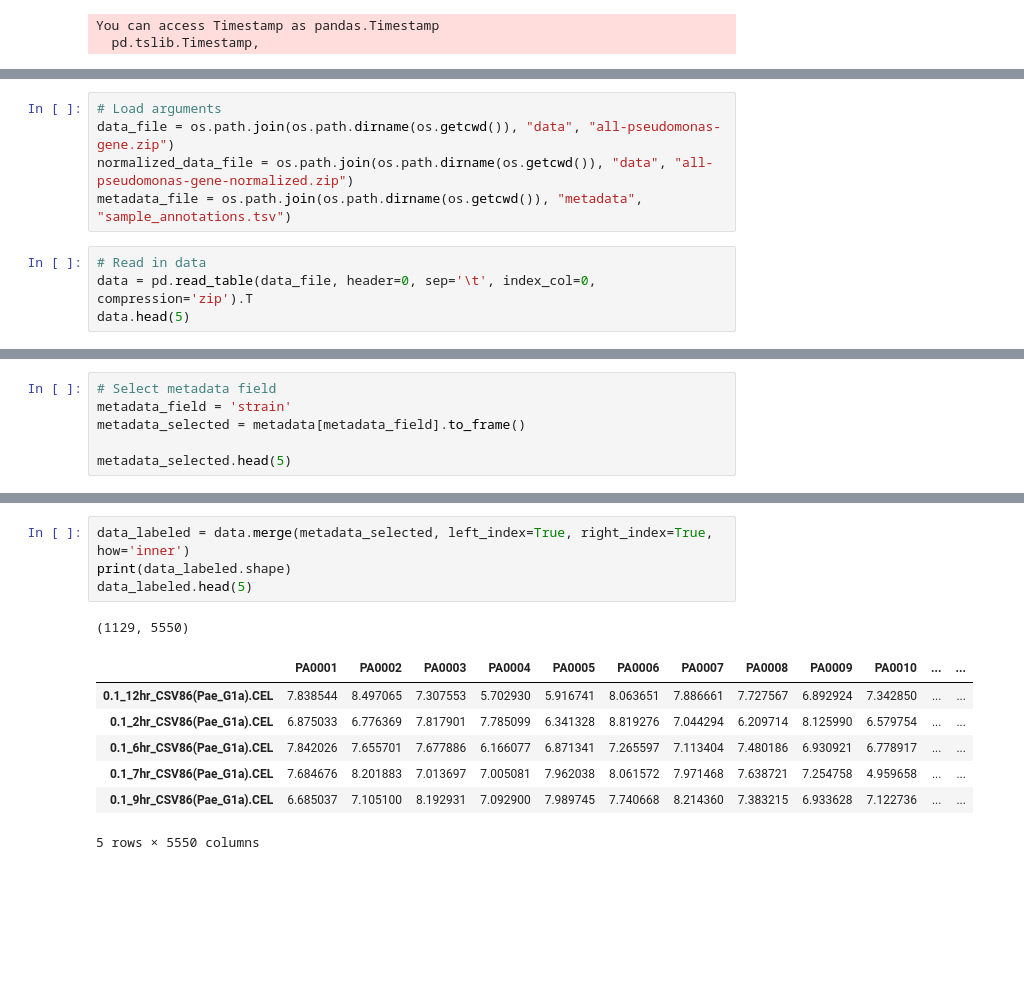
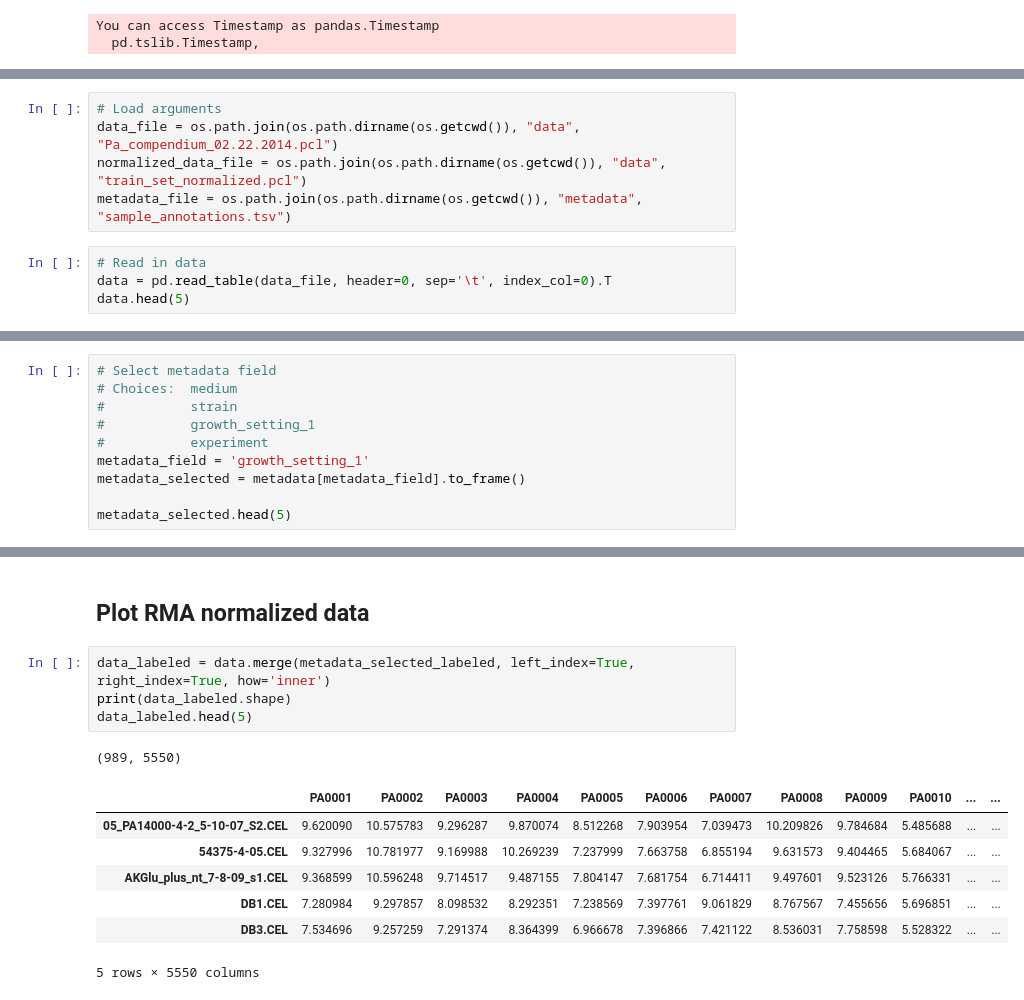
Before and after one commit to greenelab/Pseudomonas_latent_spaces, a Jupyter notebook: scripts/0_process_data.ipynb, the cells around one changed output, grey strips where cells are left out. Saved outputs shown, nothing was run; the diff lists cells and outputs as text; blank space fills up the shorter version.

```diff
--- a/scripts/0_process_data.ipynb
+++ b/scripts/0_process_data.ipynb
@@ -25,11 +36,11 @@ You can access Timestamp as pandas.Timestamp
 # %%
 # Load arguments
-data_file = os.path.join(os.path.dirname(os.getcwd()), "data", "all-pseudomonas-gene.zip")
-normalized_data_file = os.path.join(os.path.dirname(os.getcwd()), "data", "all-pseudomonas-gene-normalized.zip")
+data_file = os.path.join(os.path.dirname(os.getcwd()), "data", "Pa_compendium_02.22.2014.pcl")
+normalized_data_file = os.path.join(os.path.dirname(os.getcwd()), "data", "train_set_normalized.pcl")
 metadata_file = os.path.join(os.path.dirname(os.getcwd()), "metadata", "sample_annotations.tsv")
 # %%
 # Read in data
-data = pd.read_table(data_file, header=0, sep='\t', index_col=0, compression='zip').T
+data = pd.read_table(data_file, header=0, sep='\t', index_col=0).T
 data.head(5)
 # %% [output]
 |  | PA0001 | PA0002 | PA0003 | PA0004 | PA0005 | PA0006 | PA0007 | PA0008 | PA0009 | PA0010 | ... | ... |
@@ -66,6 +91,10 @@ metadata
 # %%
 # Select metadata field
-metadata_field = 'strain'
+# Choices:  medium
+#           strain
+#           growth_setting_1
+#           experiment
+metadata_field = 'growth_setting_1'
 metadata_selected = metadata[metadata_field].to_frame()
 
 metadata_selected.head(5)
@@ -80,15 +232,17 @@ metadata_selected.head(5)
+# %% [markdown]
+## Plot RMA normalized data
 # %%
-data_labeled = data.merge(metadata_selected, left_index=True, right_index=True, how='inner')
+data_labeled = data.merge(metadata_selected_labeled, left_index=True, right_index=True, how='inner')
 print(data_labeled.shape)
 data_labeled.head(5)
 # %% [output]
-(1129, 5550)
+(989, 5550)
 |  | PA0001 | PA0002 | PA0003 | PA0004 | PA0005 | PA0006 | PA0007 | PA0008 | PA0009 | PA0010 | ... | ... |
-| 0.1_12hr_CSV86(Pae_G1a).CEL | 7.838544 | 8.497065 | 7.307553 | 5.702930 | 5.916741 | 8.063651 | 7.886661 | 7.727567 | 6.892924 | 7.342850 | ... | ... |
-| 0.1_2hr_CSV86(Pae_G1a).CEL | 6.875033 | 6.776369 | 7.817901 | 7.785099 | 6.341328 | 8.819276 | 7.044294 | 6.209714 | 8.125990 | 6.579754 | ... | ... |
-| 0.1_6hr_CSV86(Pae_G1a).CEL | 7.842026 | 7.655701 | 7.677886 | 6.166077 | 6.871341 | 7.265597 | 7.113404 | 7.480186 | 6.930921 | 6.778917 | ... | ... |
-| 0.1_7hr_CSV86(Pae_G1a).CEL | 7.684676 | 8.201883 | 7.013697 | 7.005081 | 7.962038 | 8.061572 | 7.971468 | 7.638721 | 7.254758 | 4.959658 | ... | ... |
-| 0.1_9hr_CSV86(Pae_G1a).CEL | 6.685037 | 7.105100 | 8.192931 | 7.092900 | 7.989745 | 7.740668 | 8.214360 | 7.383215 | 6.933628 | 7.122736 | ... | ... |
+| 05_PA14000-4-2_5-10-07_S2.CEL | 9.620090 | 10.575783 | 9.296287 | 9.870074 | 8.512268 | 7.903954 | 7.039473 | 10.209826 | 9.784684 | 5.485688 | ... | ... |
+| 54375-4-05.CEL | 9.327996 | 10.781977 | 9.169988 | 10.269239 | 7.237999 | 7.663758 | 6.855194 | 9.631573 | 9.404465 | 5.684067 | ... | ... |
+| AKGlu_plus_nt_7-8-09_s1.CEL | 9.368599 | 10.596248 | 9.714517 | 9.487155 | 7.804147 | 7.681754 | 6.714411 | 9.497601 | 9.523126 | 5.766331 | ... | ... |
+| DB1.CEL | 7.280984 | 9.297857 | 8.098532 | 8.292351 | 7.238569 | 7.397761 | 9.061829 | 8.767567 | 7.455656 | 5.696851 | ... | ... |
+| DB3.CEL | 7.534696 | 9.257259 | 7.291374 | 8.364399 | 6.966678 | 7.396866 | 7.421122 | 8.536031 | 7.758598 | 5.528322 | ... | ... |
 5 rows × 5550 columns
 # %%
 # UMAP embedding of raw gene space data
```
Also changed, not shown: parts of 18 cells of this notebook, 1 other file.
